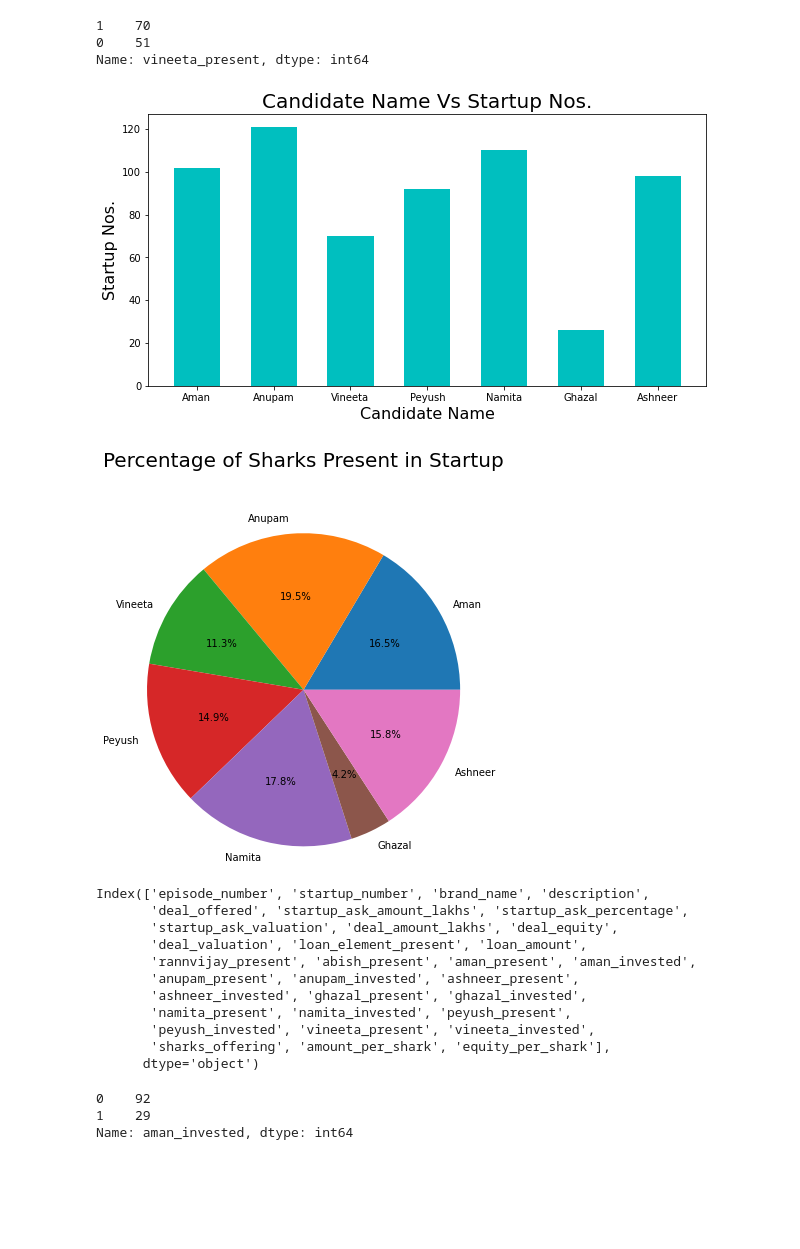
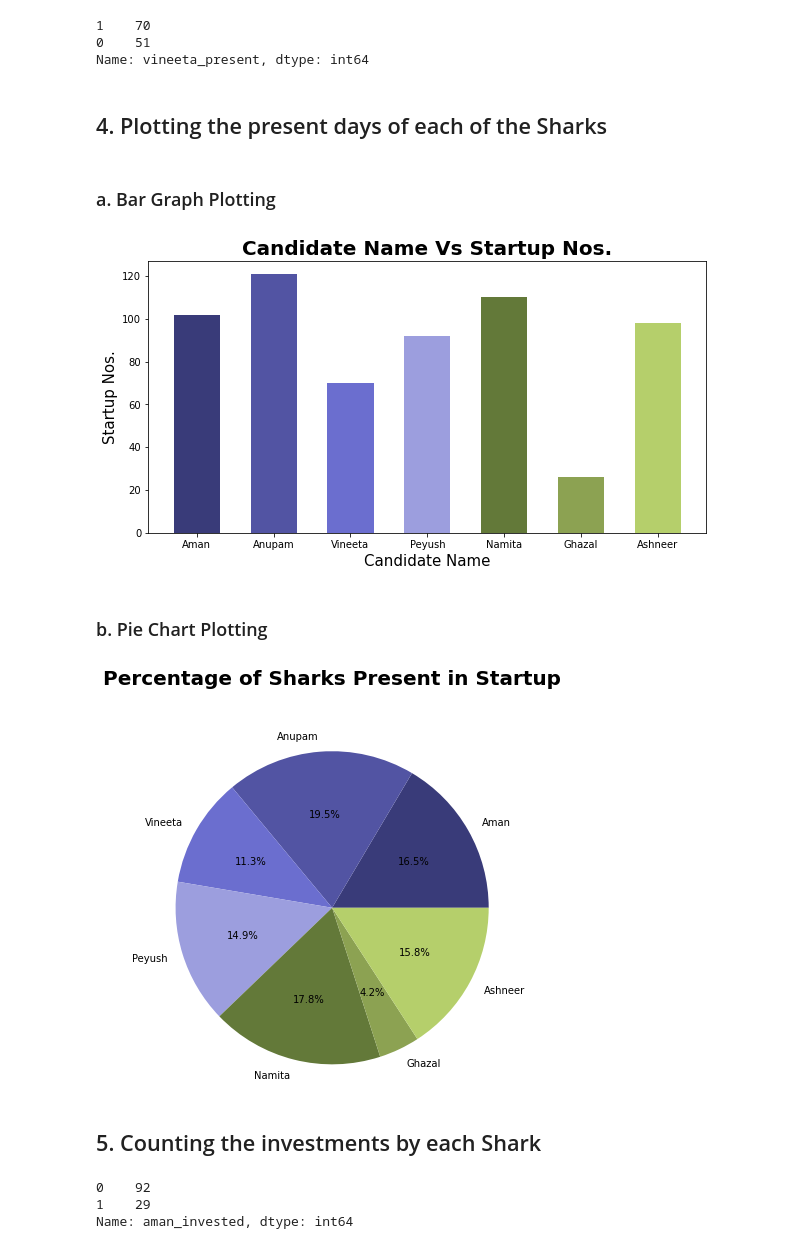
Before and after one commit to abinashkonwar/EDA_of_Shark_Tank_Data, a Jupyter notebook: Shark Tank Deal Analysis.ipynb, the cells around one changed output. Saved outputs shown, nothing was run; the diff lists cells and outputs as text; code cells hidden in the pictures; blank space fills up the shorter version.

```diff
--- a/Shark Tank Deal Analysis.ipynb
+++ b/Shark Tank Deal Analysis.ipynb
@@ -154,43 +172,42 @@ peyush_present = len(df[df['peyush_present'] == 1])
 namita_present = len(df[df['namita_present'] == 1])
 ghazal_present = len(df[df['ghazal_present'] == 1])
 ashneer_present = len(df[df['ashneer_present'] == 1])
+# %% [markdown]
+## 4. Plotting the present days of each of the Sharks
+# %% [markdown]
+### a. Bar Graph Plotting
 # %%
 fig = plt.figure(figsize = (10,5))
+col_map = plt.get_cmap('tab20b')
+
 present = [aman_present, anupam_present, vineeta_present,
            peyush_present, namita_present, ghazal_present, ashneer_present]
 names = ['Aman', 'Anupam', 'Vineeta', 'Peyush', 'Namita', 'Ghazal', 'Ashneer']
-plt.bar(names, present, color = 'c', width=0.6)
-plt.xlabel("Candidate Name", fontdict={'fontsize':16})
-plt.ylabel("Startup Nos.", fontdict={'fontsize':16})
-plt.title("Candidate Name Vs Startup Nos.",fontdict={'fontsize':20})
+plt.bar(names, present, color = col_map.colors, width=0.6)
+plt.xlabel("Candidate Name", fontdict={'fontsize':15})
+plt.ylabel("Startup Nos.", fontdict={'fontsize':15})
+plt.title("Candidate Name Vs Startup Nos.",fontdict={'fontsize':20, 'weight': 550})
 plt.show()
 # %% [output]
-[figure, old version]
+[figure, new version]
+# %% [markdown]
+### b. Pie Chart Plotting
 # %%
 # font = {'family': 'serif',
 #         'color':  'darkred',
 #         'weight': 'normal',
 #         'size': 16,
 #         }
-plt.pie(present, labels = names, radius = 1.8, autopct = '%0.1f%%')
-plt.title("Percentage of Sharks Present in Startup",y=1.5, fontdict={'fontsize':20})
+col_map = plt.get_cmap('tab20b')
+plt.pie(present, labels = names, radius = 1.8, autopct = '%0.1f%%', colors = col_map.colors)
+plt.title("Percentage of Sharks Present in Startup",y=1.5, fontdict={'fontsize':20, 'weight': 550})
 plt.show()
 # %% [output]
-[figure, old version]
+[figure, new version]
 # %%
-df.columns
+# df.columns
-# %% [output]
-Index(['episode_number', 'startup_number', 'brand_name', 'description',
-       'deal_offered', 'startup_ask_amount_lakhs', 'startup_ask_percentage',
-       'startup_ask_valuation', 'deal_amount_lakhs', 'deal_equity',
-       'deal_valuation', 'loan_element_present', 'loan_amount',
-       'rannvijay_present', 'abish_present', 'aman_present', 'aman_invested',
-       'anupam_present', 'anupam_invested', 'ashneer_present',
-       'ashneer_invested', 'ghazal_present', 'ghazal_invested',
-       'namita_present', 'namita_invested', 'peyush_present',
-       'peyush_invested', 'vineeta_present', 'vineeta_invested',
-       'sharks_offering', 'amount_per_shark', 'equity_per_shark'],
-      dtype='object')
+# %% [markdown]
+## 5. Counting the investments by each Shark
 # %%
 df['aman_invested'].value_counts()
 # %% [output]
```
Also changed, not shown: parts of 21 cells of this notebook.
